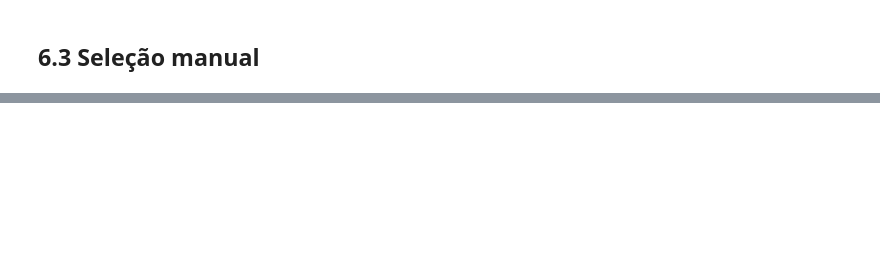
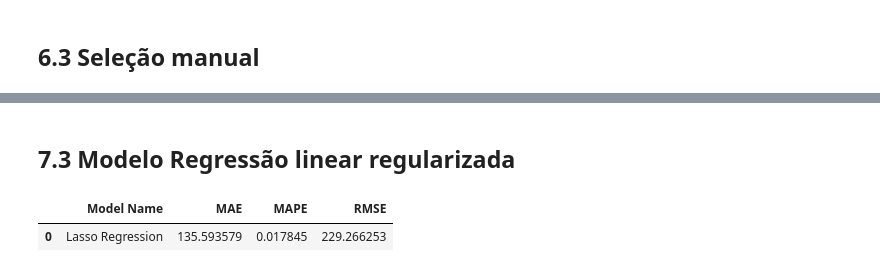
Before and after one commit to evaldocunhaf/ds-em-producao, a Jupyter notebook: RossmanDS.ipynb, the cells around one changed output, grey strips where cells are left out. Drawn from its saved outputs; the diff is of its cells as text; code cells hidden in the pictures; blank space fills up the shorter version.

```diff
--- a/RossmanDS.ipynb
+++ b/RossmanDS.ipynb
@@ -1027,0 +1030,14 @@ cols_selected = ['store',
+# %% [markdown]
+## 7.3 Modelo Regressão linear regularizada
+# %%
+# modelo
+la = Lasso(alpha=0.01).fit(x_train, y_train)
+
+#prediction
+yhat_la = la.predict(x_test)
+
+#performance
+ml_error("Lasso Regression", np.expm1(y_test), np.expm1(yhat_la))
+# %% [output]
+|  | Model Name | MAE | MAPE | RMSE |
+| 0 | Lasso Regression | 135.593579 | 0.017845 | 229.266253 |
```
Also changed, not shown: parts of 17 cells of this notebook.
